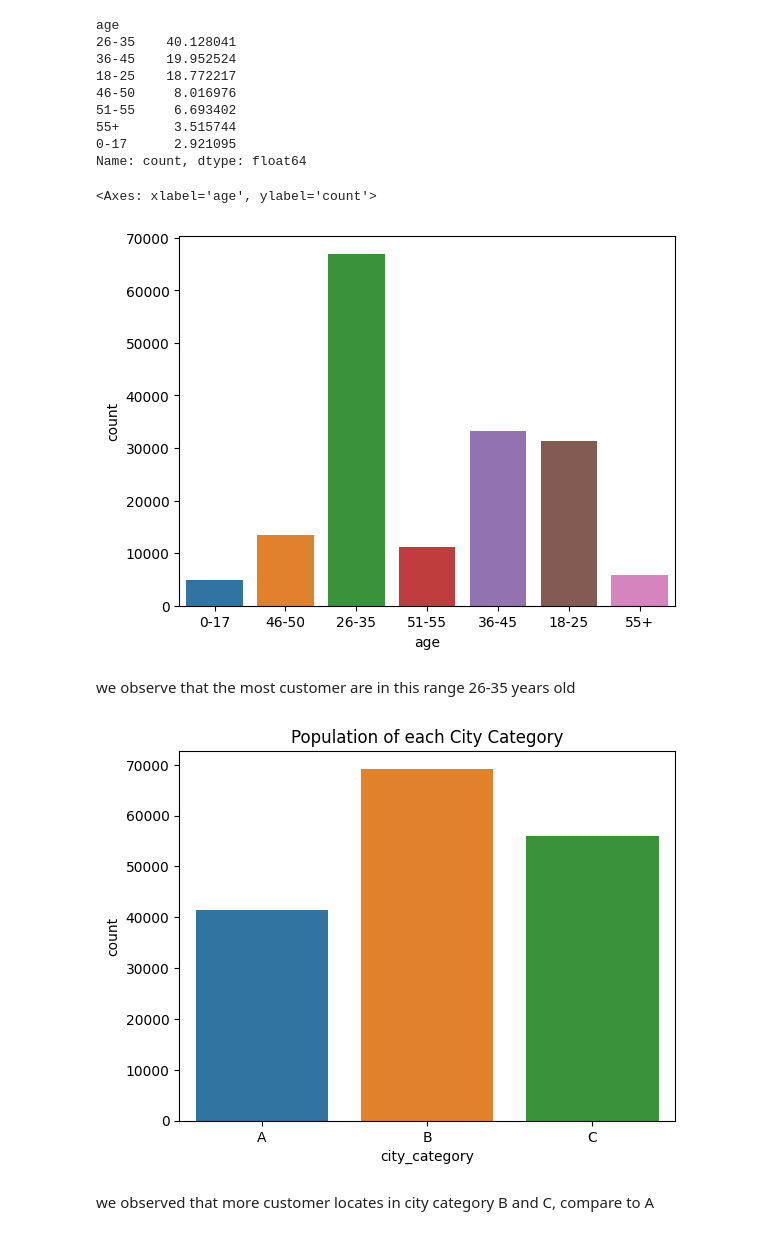
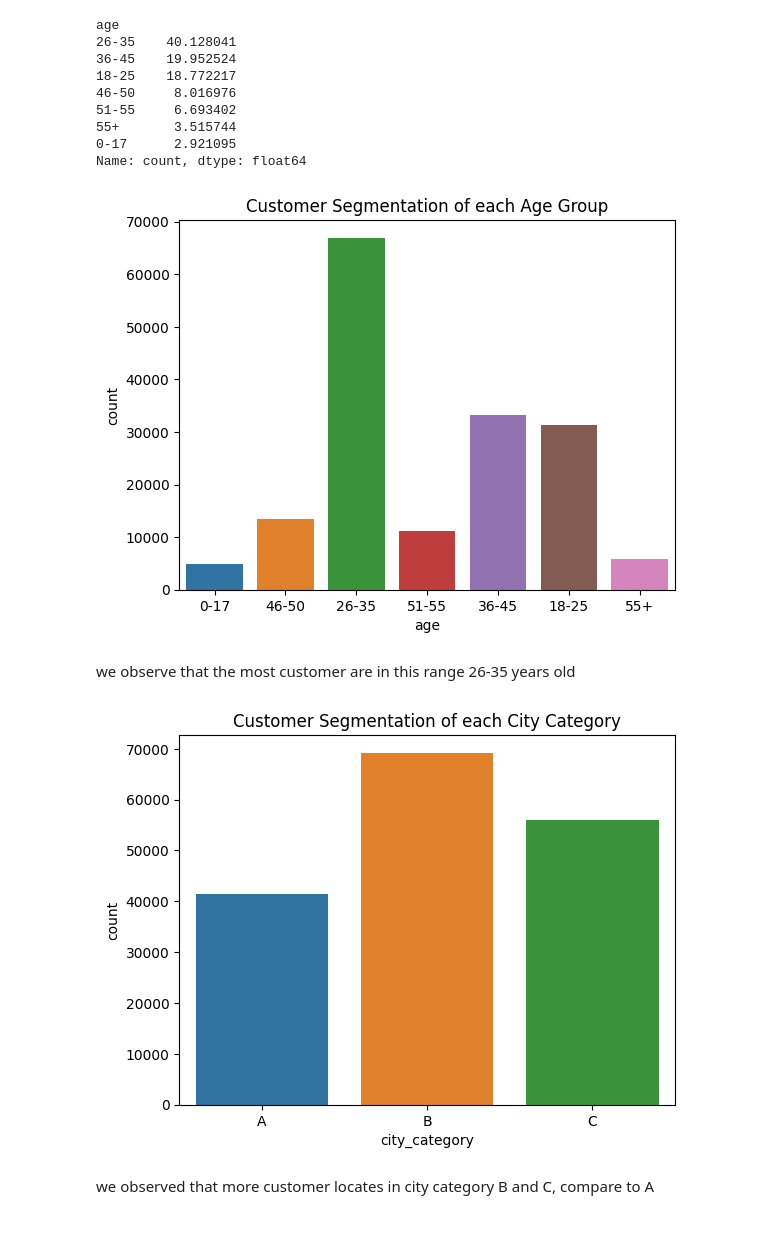
Before and after one commit to HungTranEMC2/Marketing-MLOps, a Jupyter notebook: Data_Analysis/EDA.ipynb, the cells around one changed output. Drawn from its saved outputs; the diff is of its cells as text; code cells hidden in the pictures.

```diff
--- a/Data_Analysis/EDA.ipynb
+++ b/Data_Analysis/EDA.ipynb
@@ -98,19 +99,18 @@ age
 Name: count, dtype: float64
 # %%
 sns.countplot(data = data , x = 'age', hue = 'age')
-plt.title('Population of each Age Group')
+plt.title('Customer Segmentation of each Age Group')
 plt.show()
 # %% [output]
-<Axes: xlabel='age', ylabel='count'>
-[figure, old version]
+[figure, new version]
 # %% [markdown]
 we observe that the most customer are in this range 26-35 years old
 # %%
 sns.countplot(data= data, x = 'city_category', hue = 'city_category' )
-plt.title('Population of each City Category')
+plt.title('Customer Segmentation of each City Category')
 plt.show()
 # %% [output]
-[figure, old version]
+[figure, new version]
 # %% [markdown]
 we observed that more customer locates in city category B and C, compare to A
 # %%
```
Also changed, not shown: parts of 1 cell of this notebook.
